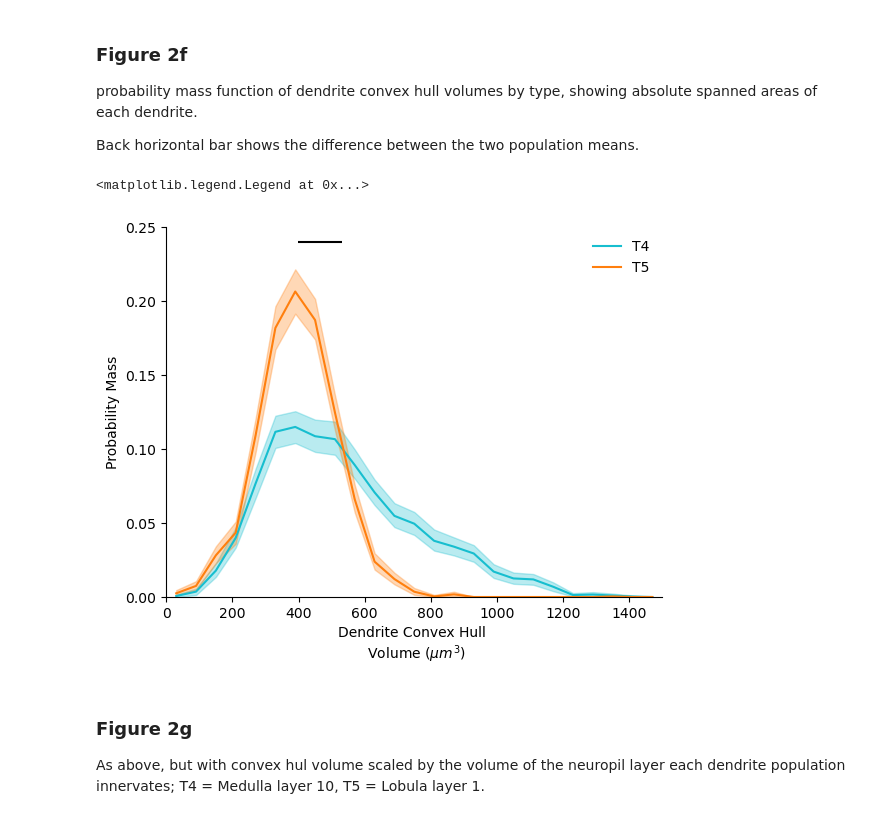
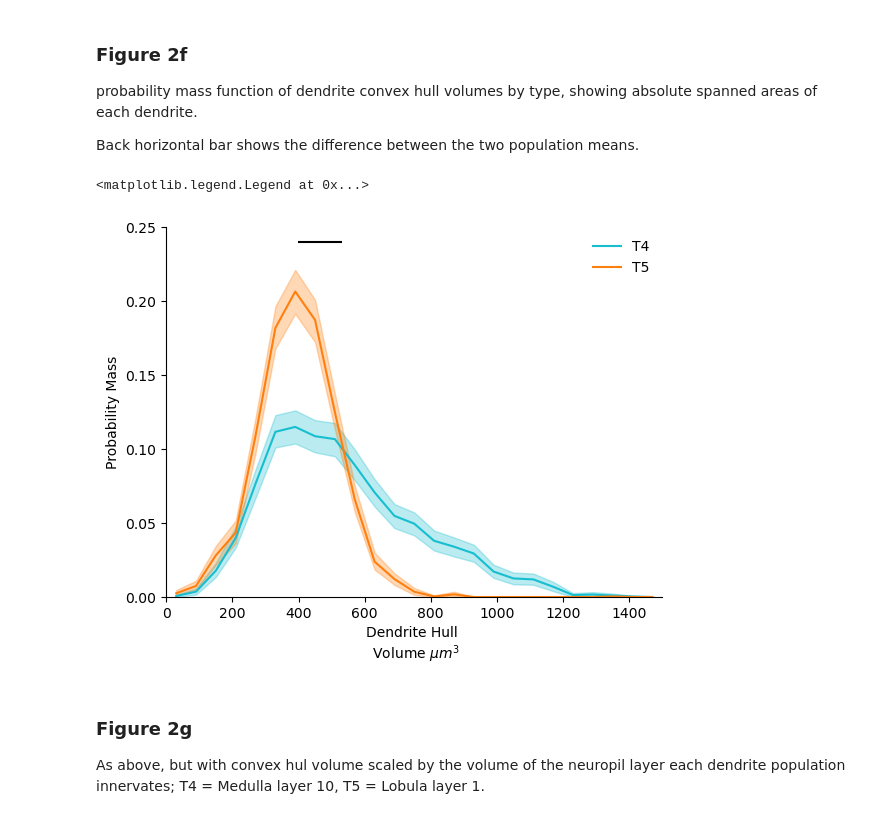
Before and after one commit to borstlab/T4_T5_Dendrite_Morphology_Paper, a Jupyter notebook: Notebooks/Figure_2.ipynb, the cells around one changed output. Cells and saved outputs as stored; diff of their text form; code cells hidden in the pictures.

```diff
--- a/Notebooks/Figure_2.ipynb
+++ b/Notebooks/Figure_2.ipynb
@@ -157,34 +157,35 @@ Back horizontal bar shows the difference between the two population means.
 # %%
 fig, ax  = plt.subplots()
 
 fT.point_value_PMF_df(ax = ax,
                       df = df_point,
                       DV = 'Hull_volume',
                       group_col = 'Type',
                       groups = fT.Types,
                       colours = fT.Type_colours,
                       x0 = 0,
                       x1 = 1500,
                       num_bins = 25,
                       num_bootstraps = 1000,
                       fill_kwargs = {'alpha':0.3}
                       )
 
 # add horizontal line showing different in means
 group_means = df_point.groupby('Type')['Hull_volume'].mean()
 ax.hlines(0.24, group_means.T5, group_means.T4, color = 'k')
 
 ax.set_ylim([0,0.25])
 ax.set_title("")
 ax.spines['right'].set_visible(False)
 ax.spines['top'].set_visible(False)
 ax.tick_params(axis='both', labelsize=10)
-ax.set_xlabel('Dendrite Convex Hull \n Volume $(\mu m^3)$', fontsize=10)
+# ax.set_xlabel('Dendrite Convex Hull \n Volume $(\mu m^3)$', fontsize=10)
+ax.set_xlabel('Dendrite Hull \n Volume $\mu m^3$')
 ax.set_ylabel('Probability Mass', fontsize = 10)
 ax.legend(frameon = False, fontsize = 10)
 # %% [output]
 <matplotlib.legend.Legend at 0x...>
-[figure, old version]
+[figure, new version]
 # %% [markdown]
 ### Figure 2g
 
```
Also changed, not shown: parts of 2 cells of this notebook, 1 other file.
